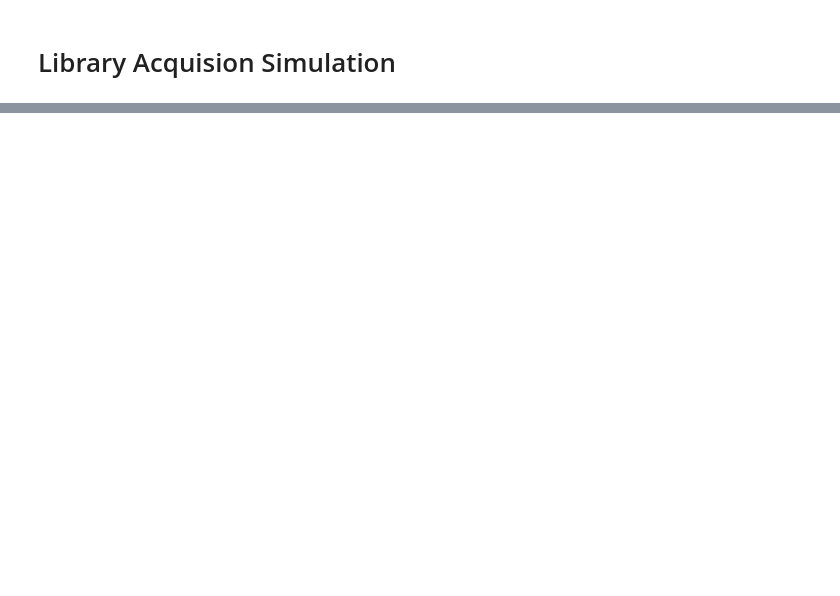
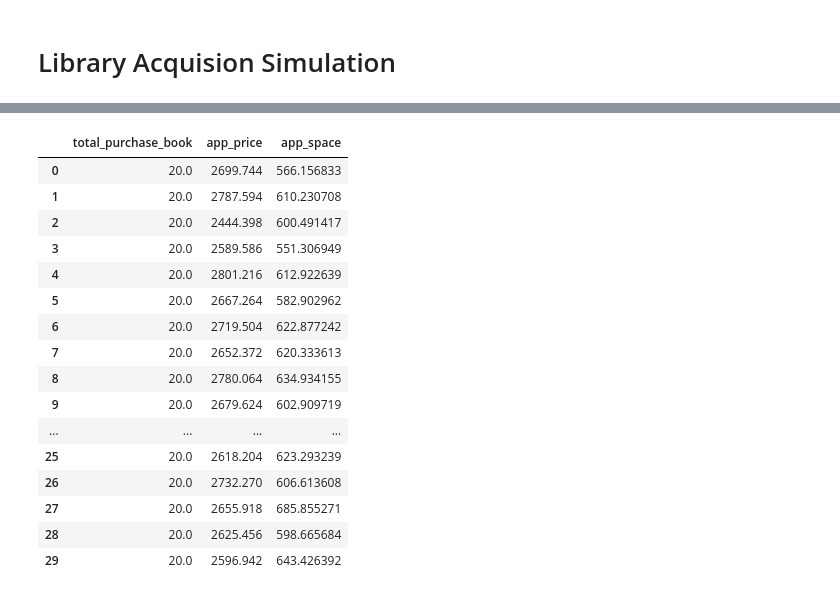
Before and after one commit to Shuyi-Liu/MC-for-Library-Acquisitions, a Jupyter notebook: Solutions.ipynb, the cells around one changed output, grey strips where cells are left out. Cells and saved outputs as stored; diff of their text form; code cells hidden in the pictures; blank space fills up the shorter version.

```diff
--- a/Solutions.ipynb
+++ b/Solutions.ipynb
@@ -153,0 +270,15 @@ def space_solution(plan):
+# %%
+if __name__ == '__main__':
+    total_books = []
+    mean_prices = []
+    mean_spaces = []
+    for i in range(30):
+        data = MonteCarloSimulation(10000, 40000, 20, 5)
+        # data.append(data)
+        total_book = data['total_books'].mean()
+        total_books.append(total_book)
+        mean_price = data['final_price'].mean()
+        mean_prices.append(mean_price)
+        mean_space = data['final_space'].mean()
+        mean_spaces.append(mean_space)
+        simulation = pd.DataFrame({'total_purchase_book': total_books, 'app_price': mean_prices, 'app_space': mean_spaces})
@@ -153,0 +303,20 @@ def space_solution(plan):
+# %%
+simulation
+# %% [output]
+|  | total_purchase_book | app_price | app_space |
+| 0 | 20.0 | 2699.744 | 566.156833 |
+| 1 | 20.0 | 2787.594 | 610.230708 |
+| 2 | 20.0 | 2444.398 | 600.491417 |
+| 3 | 20.0 | 2589.586 | 551.306949 |
+| 4 | 20.0 | 2801.216 | 612.922639 |
+| 5 | 20.0 | 2667.264 | 582.902962 |
+| 6 | 20.0 | 2719.504 | 622.877242 |
+| 7 | 20.0 | 2652.372 | 620.333613 |
+| 8 | 20.0 | 2780.064 | 634.934155 |
+| 9 | 20.0 | 2679.624 | 602.909719 |
+| ... | ... | ... | ... |
+| 25 | 20.0 | 2618.204 | 623.293239 |
+| 26 | 20.0 | 2732.270 | 606.613608 |
+| 27 | 20.0 | 2655.918 | 685.855271 |
+| 28 | 20.0 | 2625.456 | 598.665684 |
+| 29 | 20.0 | 2596.942 | 643.426392 |
```
Also changed, not shown: parts of 8 cells of this notebook.
